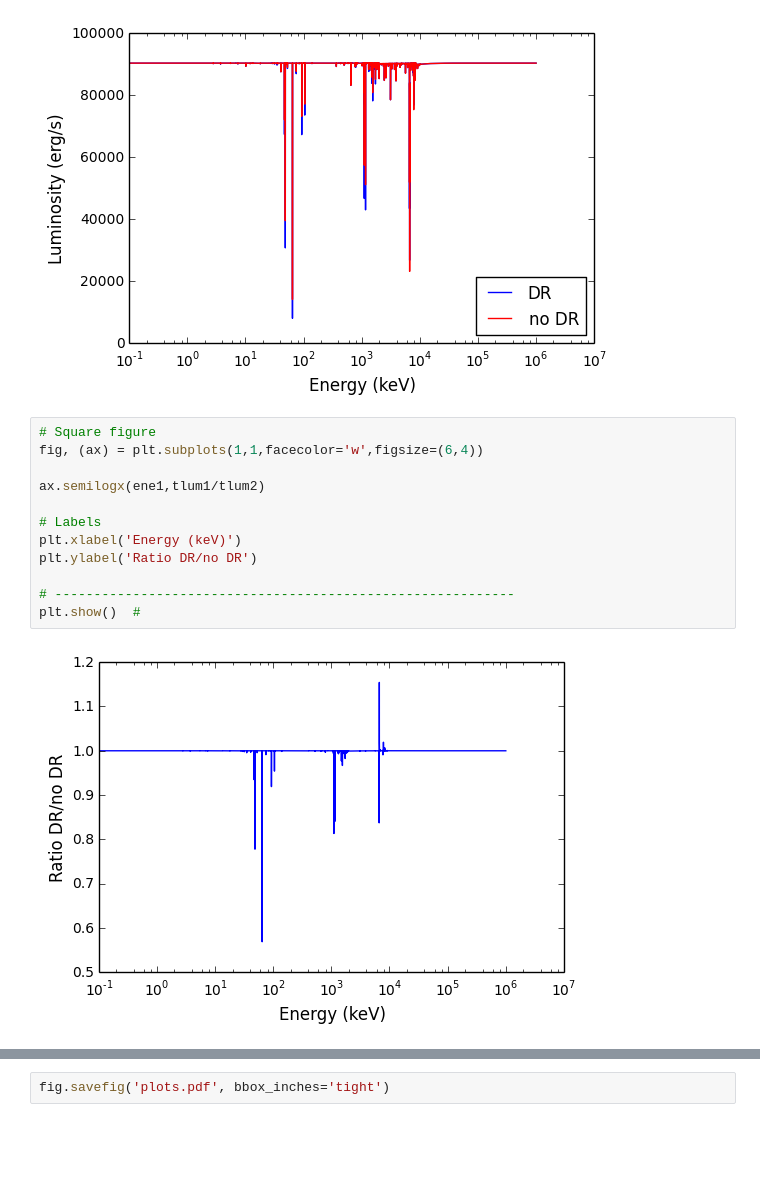
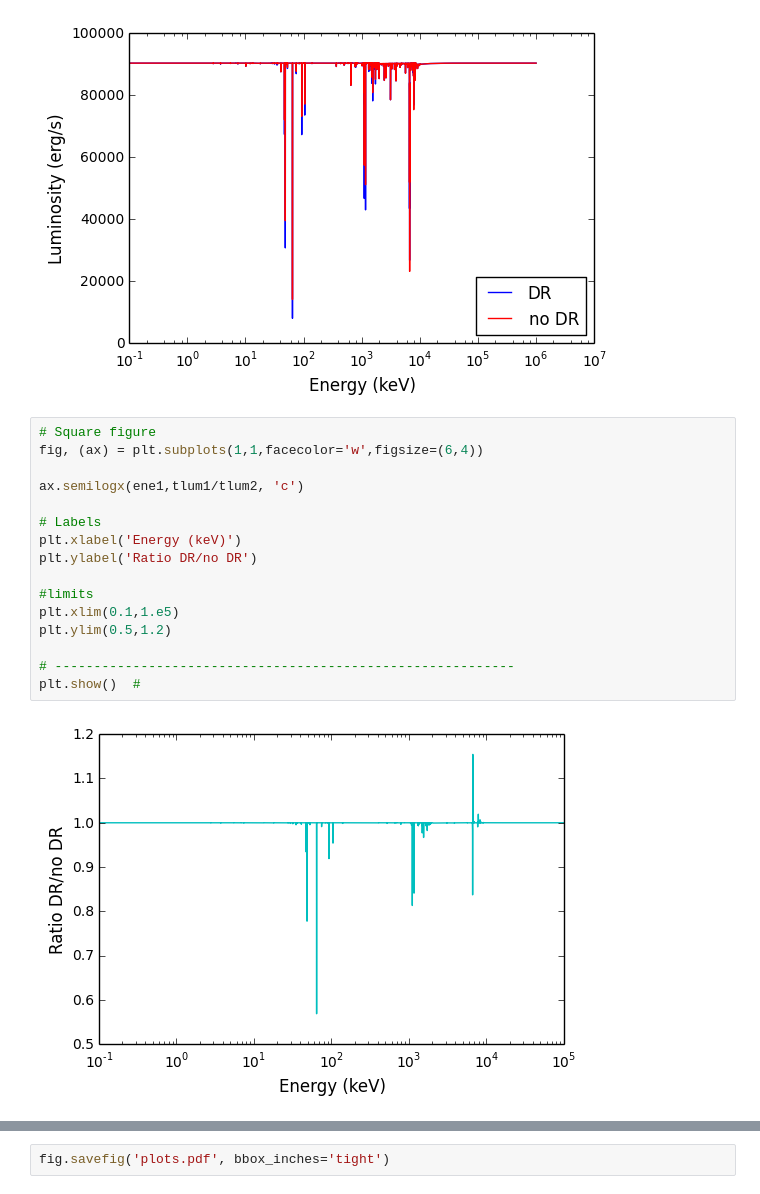
Before and after one commit to jajgarcia/XSTAR-out, a Jupyter notebook: check_xstar.ipynb, the cells around one changed output, grey strips where cells are left out. Drawn from its saved outputs; the diff is of its cells as text; blank space fills up the shorter version.

```diff
--- a/check_xstar.ipynb
+++ b/check_xstar.ipynb
@@ -50,14 +52,18 @@ plt.show()  #
 # %%
 # Square figure
 fig, (ax) = plt.subplots(1,1,facecolor='w',figsize=(6,4))
 
-ax.semilogx(ene1,tlum1/tlum2)
+ax.semilogx(ene1,tlum1/tlum2, 'c')
 
 # Labels
 plt.xlabel('Energy (keV)')
 plt.ylabel('Ratio DR/no DR')
 
+#limits
+plt.xlim(0.1,1.e5)
+plt.ylim(0.5,1.2)
+
 # -----------------------------------------------------------
 plt.show()  #
 # %% [output]
-[figure, old version]
+[figure, new version]
```
Also changed, not shown: parts of 3 cells of this notebook.
